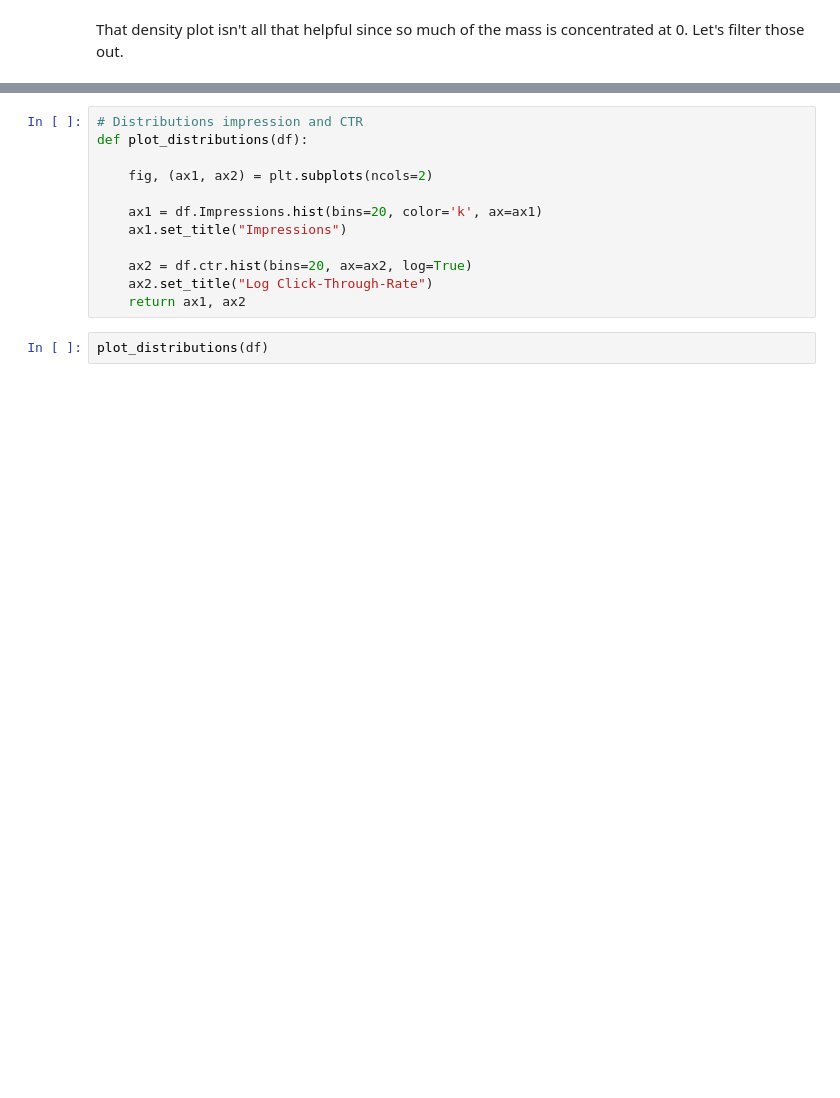
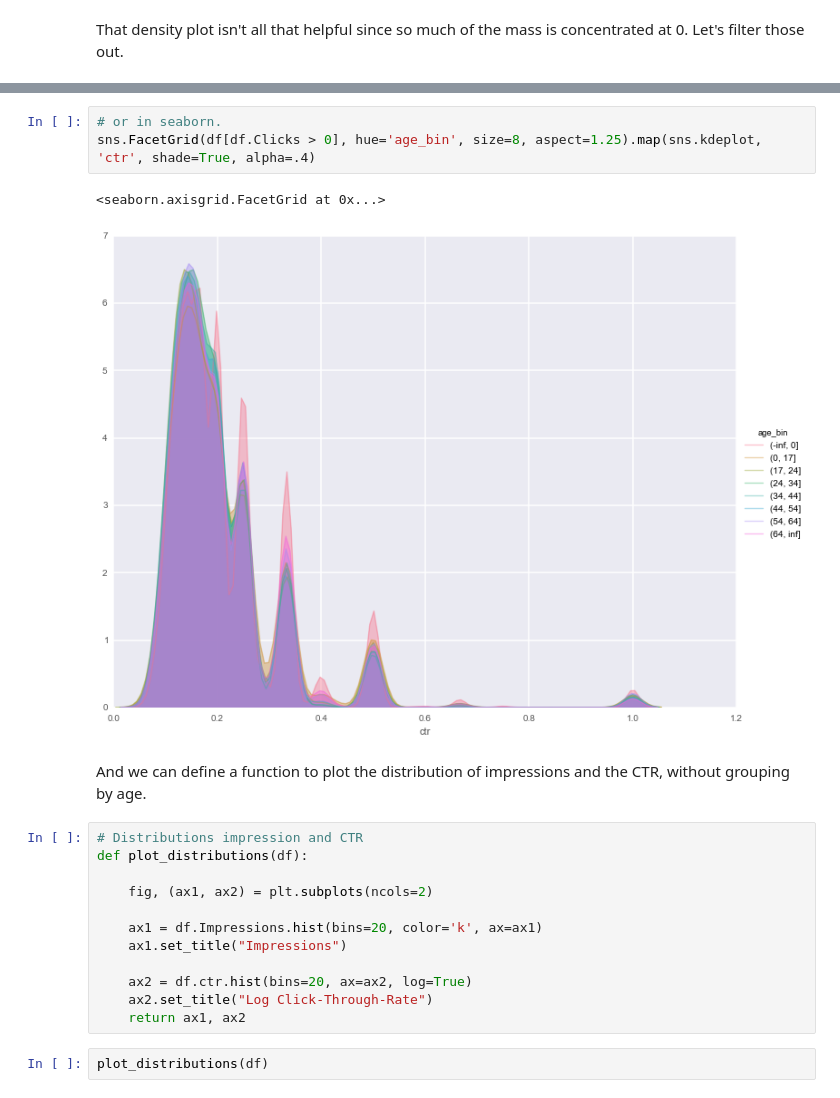
Before and after one commit to TomAugspurger/doing_data_science, a Jupyter notebook: Chapter02--EDA.ipynb, the cells around one changed output, grey strips where cells are left out. Saved outputs shown, nothing was run; the diff lists cells and outputs as text; blank space fills up the shorter version.

```diff
--- a/Chapter02--EDA.ipynb
+++ b/Chapter02--EDA.ipynb
@@ -184,3 +235,11 @@ axes.iloc[0].set_xlabel("Click Through Rate")
+# %%
+# or in seaborn.
+sns.FacetGrid(df[df.Clicks > 0], hue='age_bin', size=8, aspect=1.25).map(sns.kdeplot, 'ctr', shade=True, alpha=.4)
+# %% [output]
+<seaborn.axisgrid.FacetGrid at 0x...>
+[figure, added]
+# %% [markdown]
+And we can define a function to plot the distribution of impressions and the CTR, without grouping by age.
 # %%
 # Distributions impression and CTR
 def plot_distributions(df):
```
Also changed, not shown: parts of 32 cells of this notebook, 1 other file.
